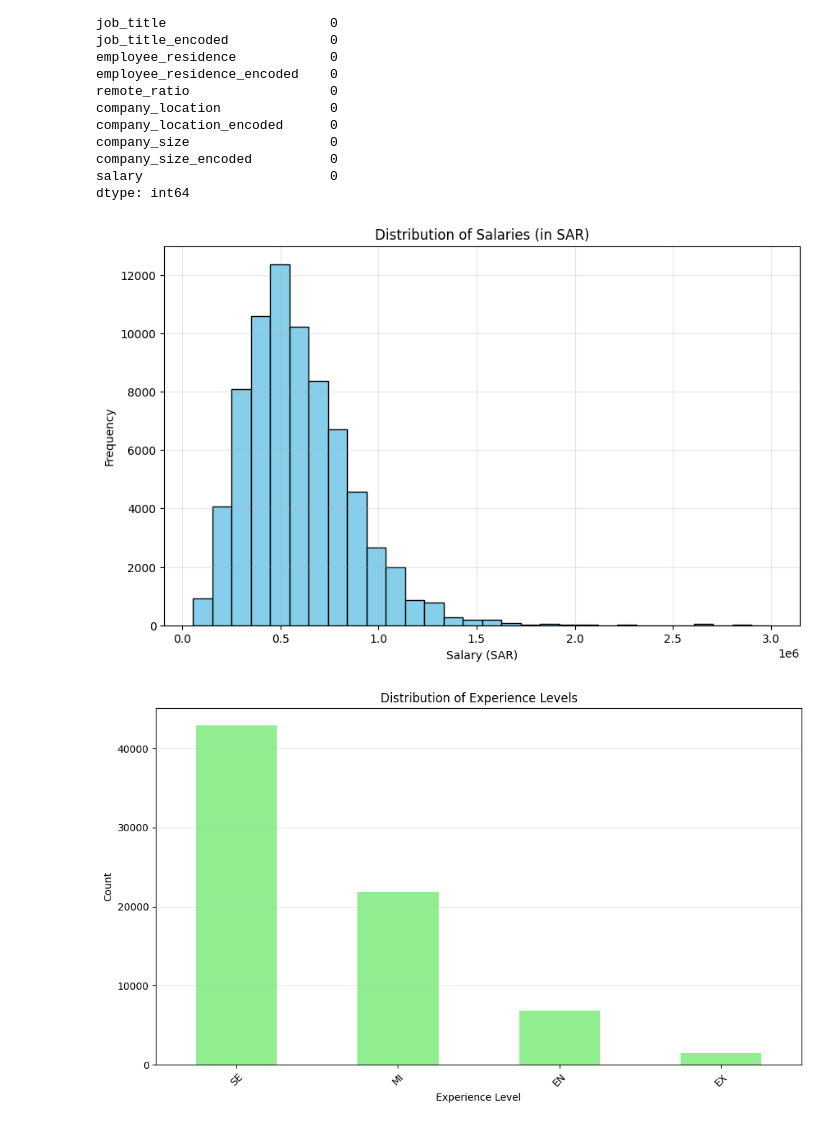
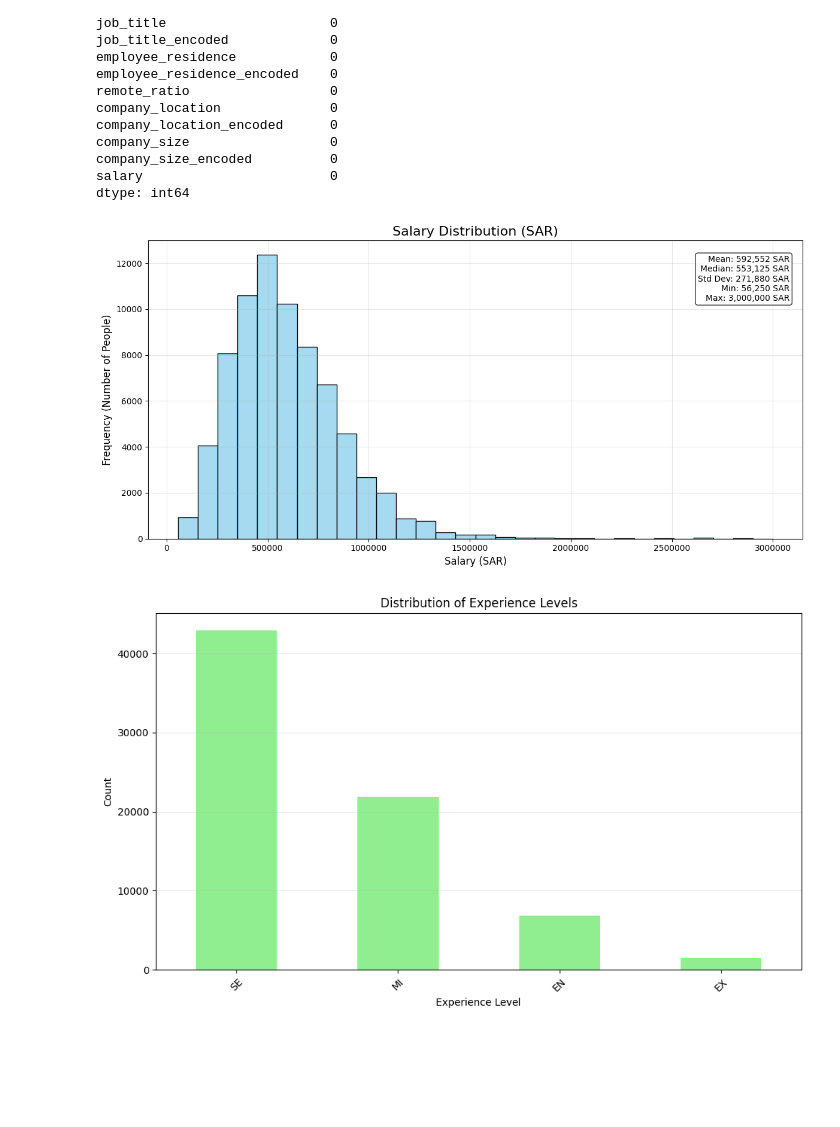
Before and after one commit to Mohab0P/salaries-analysis-and-prediction, a Jupyter notebook: modl.ipynb, the cells around one changed output. Saved outputs shown, nothing was run; the diff lists cells and outputs as text; code cells hidden in the pictures; blank space fills up the shorter version.

```diff
--- a/modl.ipynb
+++ b/modl.ipynb
@@ -112,16 +135,35 @@ company_size_encoded          0
 salary                        0
 dtype: int64
 # %%
-# Plot 1: Histogram of salary distribution
-plt.figure(figsize=(10, 6))
-plt.hist(df['salary'], bins=30, color='skyblue', edgecolor='black')
-plt.title('Distribution of Salaries (in SAR)')
-plt.xlabel('Salary (SAR)')
-plt.ylabel('Frequency')
+plt.figure(figsize=(12, 6))
+
+# Simple histogram using seaborn
+sns.histplot(df['salary'], bins=30, color='skyblue', edgecolor='black')
+
+plt.ticklabel_format(style='plain', axis='x')
+
+stats_text = (
+    f"Mean: {df['salary'].mean():,.0f} SAR\n"
+    f"Median: {df['salary'].median():,.0f} SAR\n"
+    f"Std Dev: {df['salary'].std():,.0f} SAR\n"
+    f"Min: {df['salary'].min():,.0f} SAR\n"
+    f"Max: {df['salary'].max():,.0f} SAR"
+)
+
+plt.annotate(stats_text,
+             xy=(0.98, 0.95), xycoords='axes fraction',
+             ha='right', va='top',
+             fontsize=10,
+             bbox=dict(boxstyle='round', facecolor='white', alpha=0.8))
+
+plt.title('Salary Distribution (SAR)', fontsize=16)
+plt.xlabel('Salary (SAR)', fontsize=12)
+plt.ylabel('Frequency (Number of People)', fontsize=12)
 plt.grid(alpha=0.3)
+plt.tight_layout()
 plt.show()
 # %% [output]
-[figure, old version]
+[figure, new version]
 # %%
 # Plot 2: Bar plot of experience levels
 experience_counts = df['experience_level'].value_counts()
```
Also changed, not shown: parts of 18 cells of this notebook.
